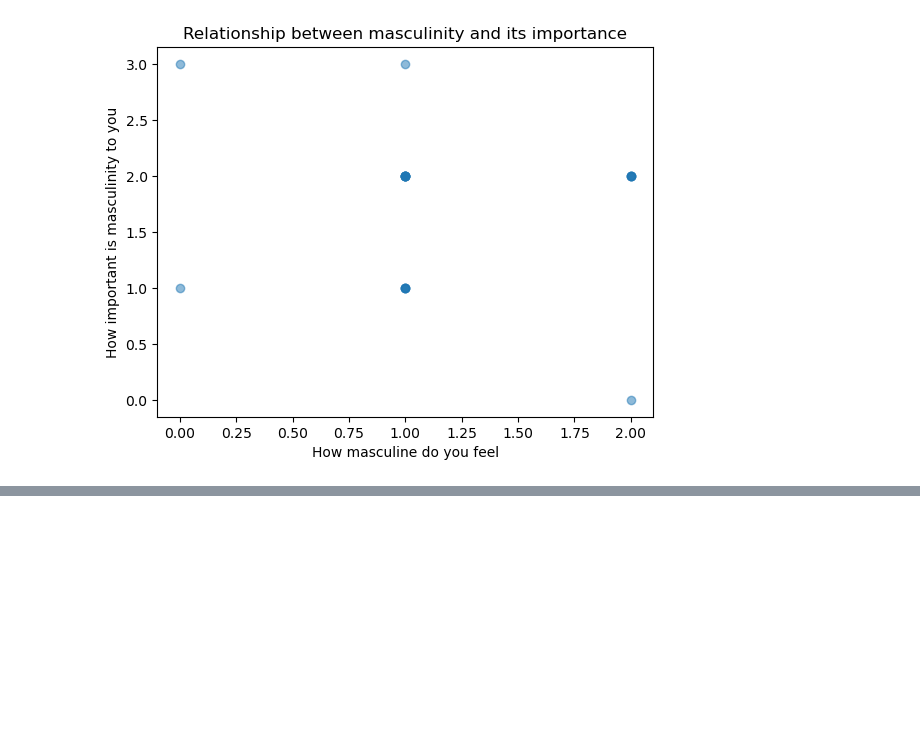
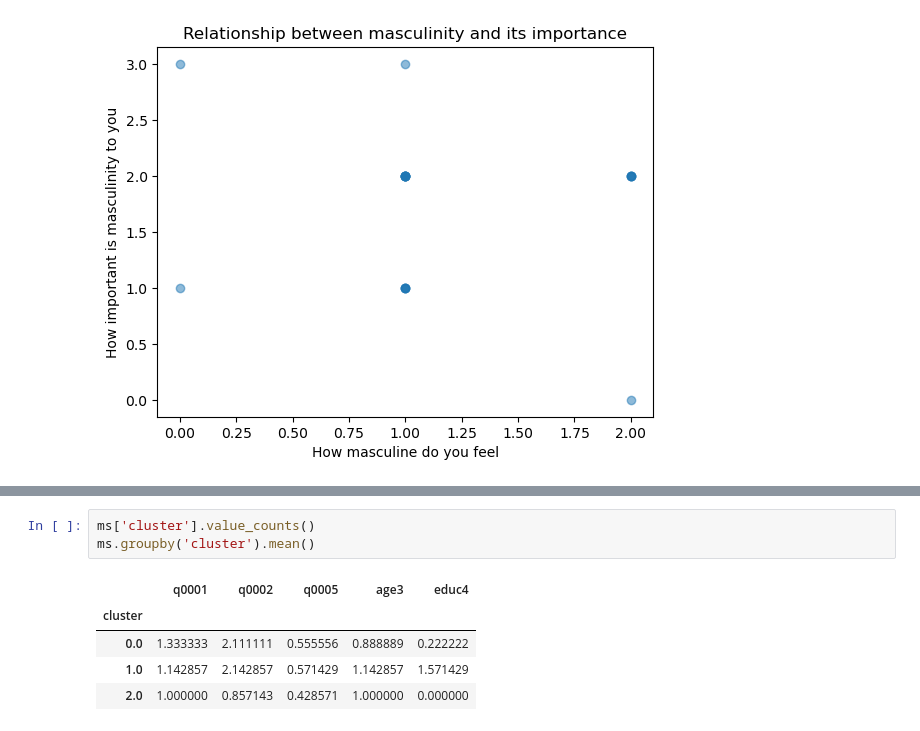
Before and after one commit to KhodorRifaii/Masculinity-Survey-Insights-Using-Machine-Learning, a Jupyter notebook: Masculinity-Survey-Insights-Using-Machine-Learning.ipynb, the cells around one changed output, grey strips where cells are left out. Drawn from its saved outputs; the diff is of its cells as text; blank space fills up the shorter version.

```diff
--- a/Masculinity-Survey-Insights-Using-Machine-Learning.ipynb
+++ b/Masculinity-Survey-Insights-Using-Machine-Learning.ipynb
@@ -66,0 +118,9 @@ plt.show()
+# %%
+ms['cluster'].value_counts()
+ms.groupby('cluster').mean()
+# %% [output]
+|  | q0001 | q0002 | q0005 | age3 | educ4 |
+| cluster |  |  |  |  |  |
+| 0.0 | 1.333333 | 2.111111 | 0.555556 | 0.888889 | 0.222222 |
+| 1.0 | 1.142857 | 2.142857 | 0.571429 | 1.142857 | 1.571429 |
+| 2.0 | 1.000000 | 0.857143 | 0.428571 | 1.000000 | 0.000000 |
```
Also changed, not shown: parts of 5 cells of this notebook.
